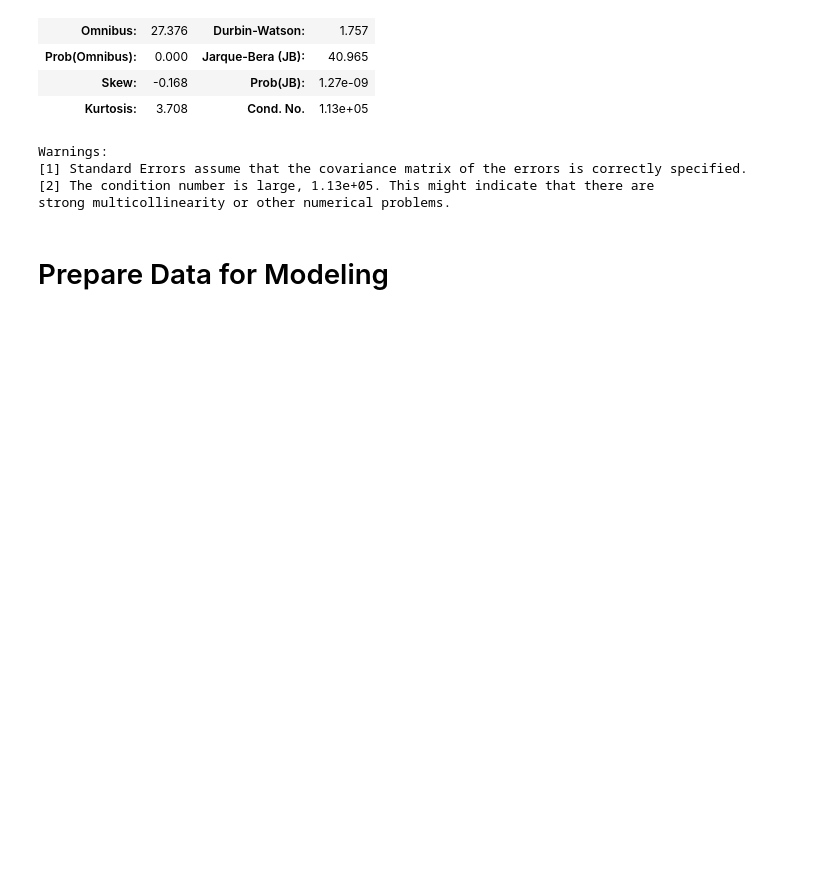
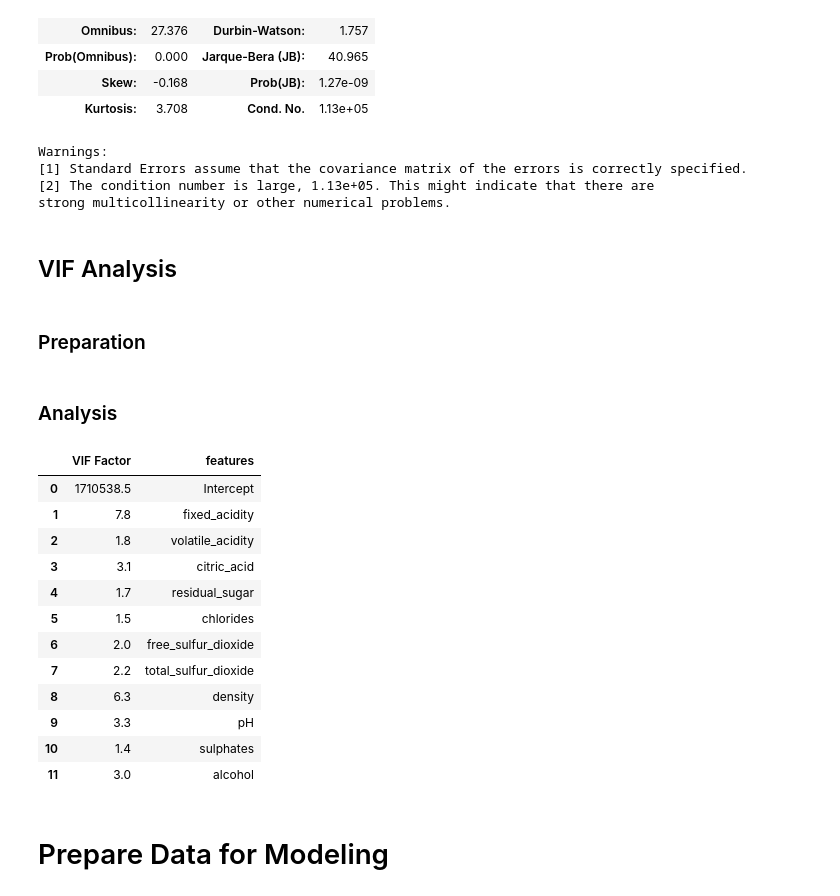
Before and after one commit to canfielder/DSBA-6190_Proj2, a Jupyter notebook: wine_predict/wine_quality_predict.ipynb, the cells around one changed output. Drawn from its saved outputs; the diff is of its cells as text; code cells hidden in the pictures; blank space fills up the shorter version.

Commit message:
Added VIF analysis

```diff
--- a/wine_predict/wine_quality_predict.ipynb
+++ b/wine_predict/wine_quality_predict.ipynb
@@ -209,6 +217,42 @@ Warnings:
 [1] Standard Errors assume that the covariance matrix of the errors is correctly specified.
 [2] The condition number is large, 1.13e+05. This might indicate that there are
 strong multicollinearity or other numerical problems.
+# %% [markdown]
+## VIF Analysis
+# %% [markdown]
+### Preparation
+# %%
+# Predictor Variables
+df_wine_red_X = df_wine_red.drop('quality', axis=1)
+
+# Gather Features
+features = "+".join(df_wine_red_X.columns)
+
+# Return X and y from Multivariable Regression
+y, X = dmatrices('quality ~' + features, df_wine_red, return_type='dataframe')
+# %% [markdown]
+### Analysis
+# %%
+# For each X, calculate VIF and save in dataframe
+vif = pd.DataFrame()
+vif["VIF Factor"] = [variance_inflation_factor(X.values, i) for i in range(X.shape[1])]
+vif["features"] = X.columns
+
+vif.round(1)
+# %% [output]
+|  | VIF Factor | features |
+| 0 | 1710538.5 | Intercept |
+| 1 | 7.8 | fixed_acidity |
+| 2 | 1.8 | volatile_acidity |
+| 3 | 3.1 | citric_acid |
+| 4 | 1.7 | residual_sugar |
+| 5 | 1.5 | chlorides |
+| 6 | 2.0 | free_sulfur_dioxide |
+| 7 | 2.2 | total_sulfur_dioxide |
+| 8 | 6.3 | density |
+| 9 | 3.3 | pH |
+| 10 | 1.4 | sulphates |
+| 11 | 3.0 | alcohol |
 # %% [markdown]
 # Prepare Data for Modeling
 # %% [markdown]
```
Also changed, not shown: parts of 3 cells of this notebook.
